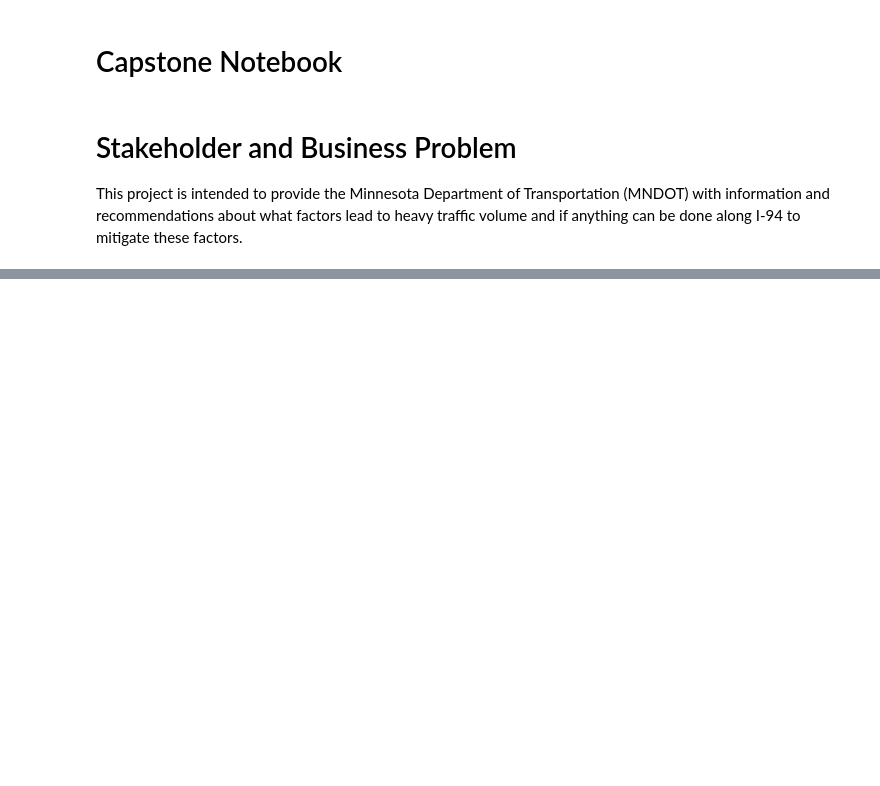
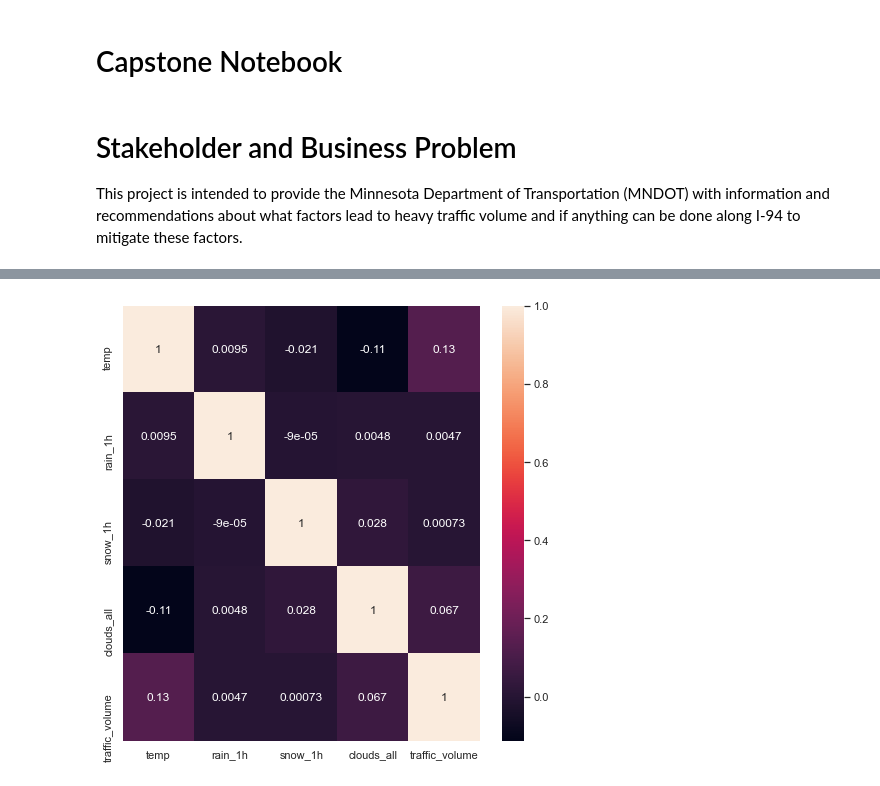
Before and after one commit to pschulk/I-94-Traffic-Volume-Predictions, a Jupyter notebook: EDA Notebook.ipynb, the cells around one changed output, grey strips where cells are left out. Saved outputs shown, nothing was run; the diff lists cells and outputs as text; code cells hidden in the pictures; blank space fills up the shorter version.

```diff
--- a/EDA Notebook.ipynb
+++ b/EDA Notebook.ipynb
@@ -41,0 +154,5 @@ time: 16 ms (started: 2023-04-03 08:59:46 -06:00)
+# %%
+fig, ax = plt.subplots(figsize=(8, 8))
+sns.heatmap(df.corr(), annot=True);
+# %% [output]
+[figure, added]
```
Also changed, not shown: parts of 21 cells of this notebook, 2 other files.
